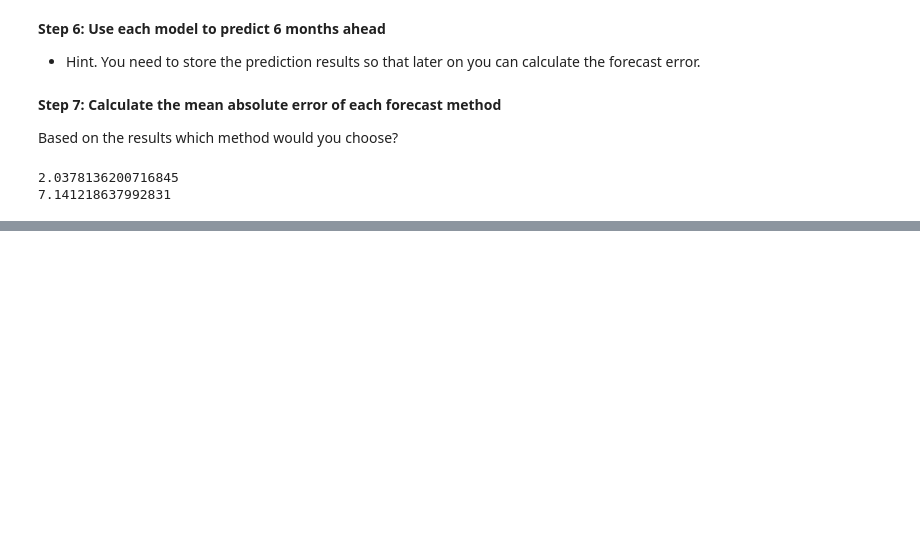
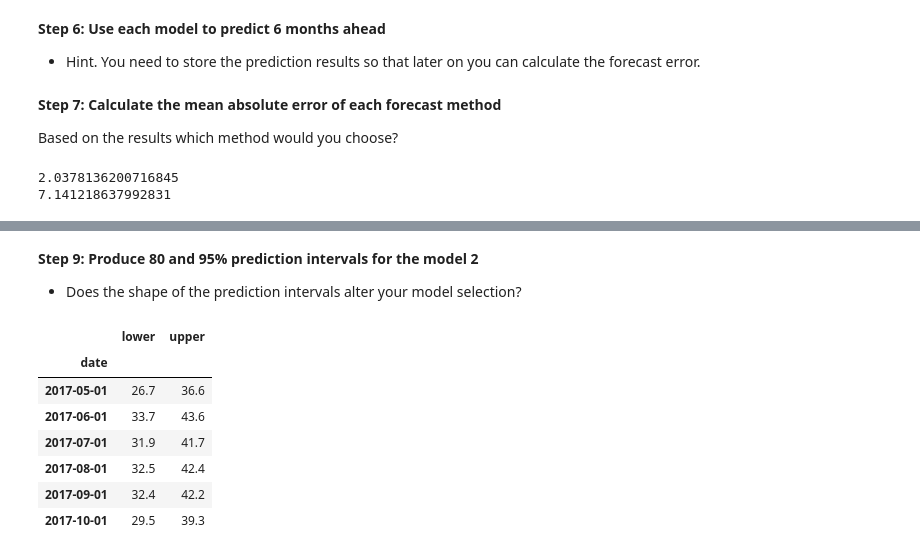
Before and after one commit to health-data-science-OR/forecasting, a Jupyter notebook: 01_basics/01_practicals_notebooks/Practical_1_SOLUTIONS.ipynb, the cells around one changed output, grey strips where cells are left out. Cells and saved outputs as stored; diff of their text form; code cells hidden in the pictures; blank space fills up the shorter version.

```diff
--- a/01_basics/01_practicals_notebooks/Practical_1_SOLUTIONS.ipynb
+++ b/01_basics/01_practicals_notebooks/Practical_1_SOLUTIONS.ipynb
@@ -275,0 +295,28 @@ array([[23.95672947, 36.9099372 ],
+# %% [markdown]
+**Step 9: Produce 80 and 95% prediction intervals for the model 2**
+
+* Does the shape of the prediction intervals alter your model selection?
+# %%
+y_preds2, y_intervals2 = model_2.predict(horizon=6, return_predict_int=True,
+                                          alpha=[0.2, 0.05])
+
+# cast 80% intervals array to dataframe and name columns
+intervals2_80 = pd.DataFrame(
+    y_intervals2[0], index=test.index, columns=["lower", "upper"]
+)
+
+# cast 95% intervals array to dataframe and name columns
+intervals2_95 = pd.DataFrame(
+    y_intervals2[1], index=test.index, columns=["lower", "upper"]
+)
+
+intervals2_80.round(1)
+# %% [output]
+|  | lower | upper |
+| date |  |  |
+| 2017-05-01 | 26.7 | 36.6 |
+| 2017-06-01 | 33.7 | 43.6 |
+| 2017-07-01 | 31.9 | 41.7 |
+| 2017-08-01 | 32.5 | 42.4 |
+| 2017-09-01 | 32.4 | 42.2 |
+| 2017-10-01 | 29.5 | 39.3 |
```
Also changed, not shown: parts of 19 cells of this notebook.
